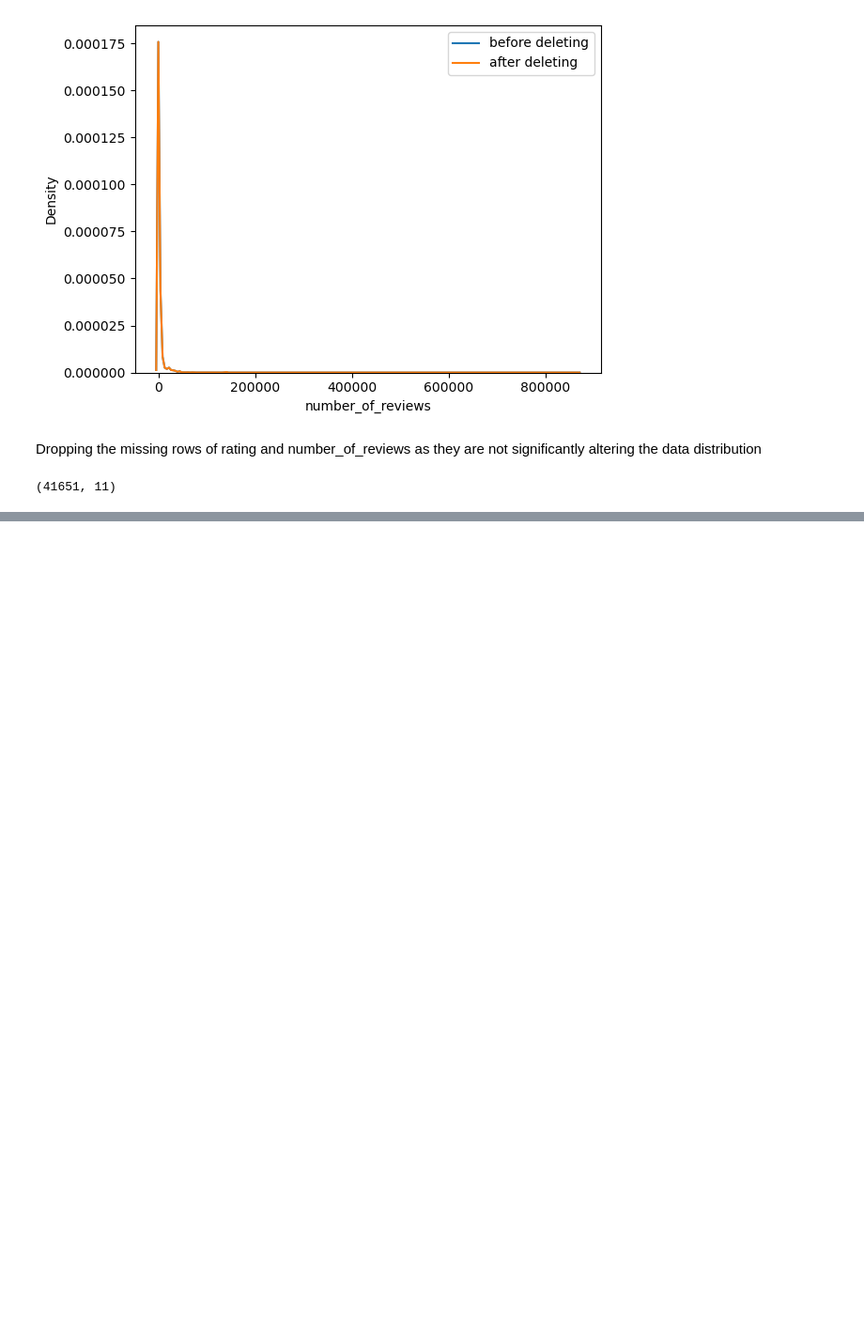
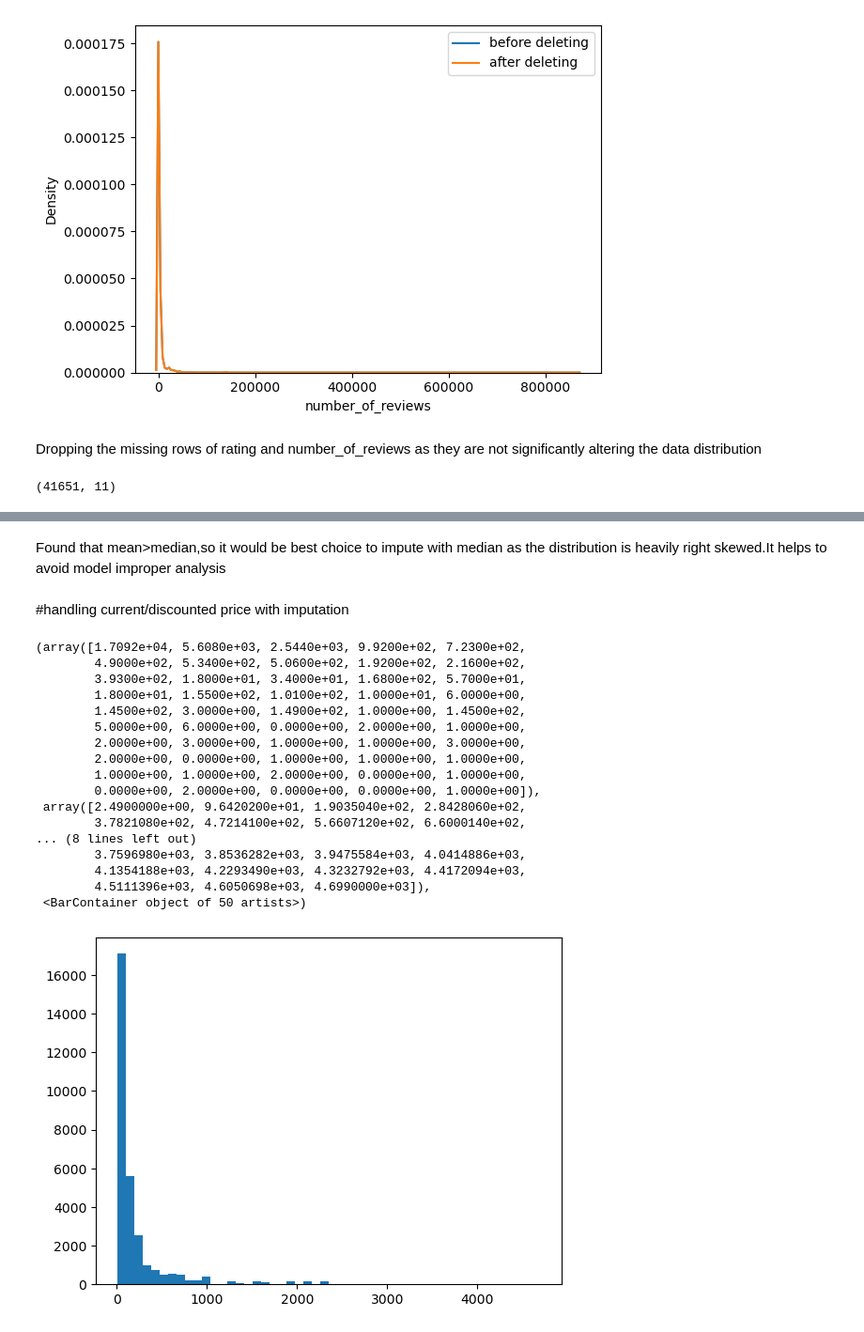
Before and after one commit to bhargavi30-dsa/AI-Powered-Ecommerce-Revenue-Intelligence-System, a Jupyter notebook: notebooks/exploration.ipynb, the cells around one changed output, grey strips where cells are left out. Shown at 94% size. Cells and saved outputs as stored; diff of their text form; code cells hidden in the pictures; blank space fills up the shorter version.

```diff
--- a/notebooks/exploration.ipynb
+++ b/notebooks/exploration.ipynb
@@ -402,0 +468,31 @@ df.shape
+# %% [markdown]
+Found that mean>median,so it would be best choice to impute with median as the distribution is heavily right skewed.It helps to avoid model improper analysis
+# %%
+#filling the bought in last month with median using simpleimputer sklearn preprocessing tool
+from sklearn.impute import SimpleImputer
+imputer=SimpleImputer(strategy='median')
+df['bought_in_last_month']=imputer.fit_transform(df[['bought_in_last_month']])
+# %% [markdown]
+#handling current/discounted price with imputation
+# %%
+#checking the distribution
+plt.hist(df['current/discounted_price'],bins=50)
+# %% [output]
+(array([1.7092e+04, 5.6080e+03, 2.5440e+03, 9.9200e+02, 7.2300e+02,
+        4.9000e+02, 5.3400e+02, 5.0600e+02, 1.9200e+02, 2.1600e+02,
+        3.9300e+02, 1.8000e+01, 3.4000e+01, 1.6800e+02, 5.7000e+01,
+        1.8000e+01, 1.5500e+02, 1.0100e+02, 1.0000e+01, 6.0000e+00,
+        1.4500e+02, 3.0000e+00, 1.4900e+02, 1.0000e+00, 1.4500e+02,
+        5.0000e+00, 6.0000e+00, 0.0000e+00, 2.0000e+00, 1.0000e+00,
+        2.0000e+00, 3.0000e+00, 1.0000e+00, 1.0000e+00, 3.0000e+00,
+        2.0000e+00, 0.0000e+00, 1.0000e+00, 1.0000e+00, 1.0000e+00,
+        1.0000e+00, 1.0000e+00, 2.0000e+00, 0.0000e+00, 1.0000e+00,
+        0.0000e+00, 2.0000e+00, 0.0000e+00, 0.0000e+00, 1.0000e+00]),
+ array([2.4900000e+00, 9.6420200e+01, 1.9035040e+02, 2.8428060e+02,
+        3.7821080e+02, 4.7214100e+02, 5.6607120e+02, 6.6000140e+02,
+... (8 lines left out)
+        3.7596980e+03, 3.8536282e+03, 3.9475584e+03, 4.0414886e+03,
+        4.1354188e+03, 4.2293490e+03, 4.3232792e+03, 4.4172094e+03,
+        4.5111396e+03, 4.6050698e+03, 4.6990000e+03]),
+ <BarContainer object of 50 artists>)
+[figure, added]
```
Also changed, not shown: parts of 14 cells of this notebook, 1 other file.
